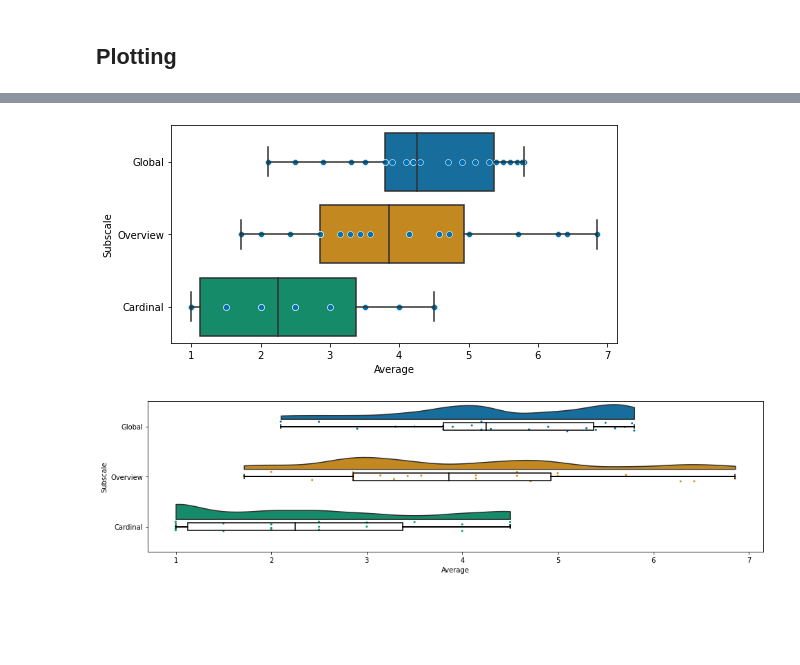
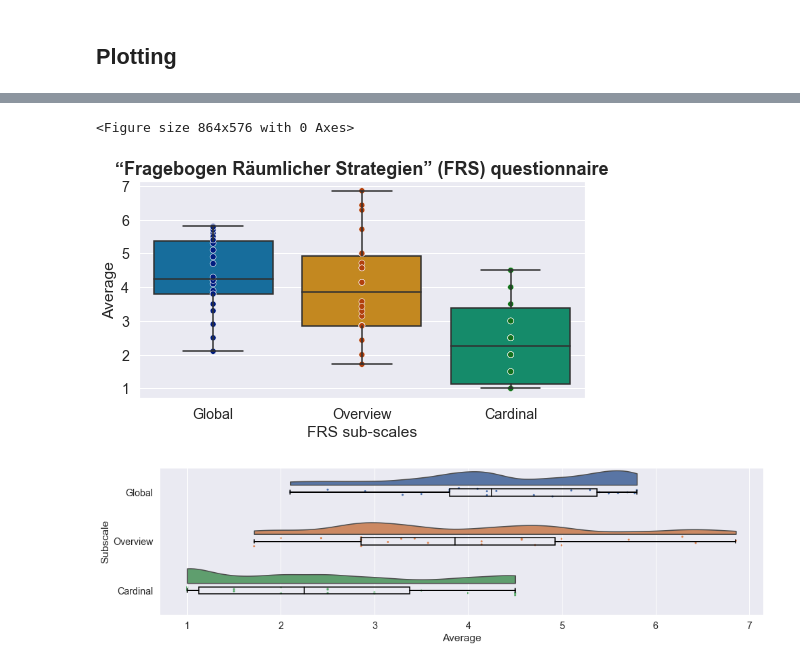
Before and after one commit to tracysanchez/Human_Agents_Impact_Nav, a Jupyter notebook: FRS/Questionnaire Spatial Strategies FRS.ipynb, the cells around one changed output, grey strips where cells are left out. Cells and saved outputs as stored; diff of their text form; code cells hidden in the pictures; blank space fills up the shorter version.

```diff
--- a/FRS/Questionnaire Spatial Strategies FRS.ipynb
+++ b/FRS/Questionnaire Spatial Strategies FRS.ipynb
@@ -120,13 +120,19 @@ plt.show()
 # %%
-dy="Subscale"; dx="Average"; ort="H"; pal = sns.color_palette("Set2"); sigma = .2
-sns.color_palette("Set2")
+dy="Subscale"; dx="Average"; ort="H";  sigma = .2
+sns.set_palette("colorblind")
+sns.set_style("white")
+sns.set(rc={"figure.figsize":(12, 8)})
+sns.set(font_scale = 1.3)
+plt.tight_layout()
 #create figure and axes objects of a predefined size
 fig, axes = plt.subplots(nrows=1, ncols=1, figsize=(8,4))
-sns.boxplot(data= FRSsubsLong, x=dx, y=dy)
-sns.scatterplot(data= FRSsubsLong, x=dx, y=dy)
+sns.boxplot(data= FRSsubsLong, y=dx, x=dy, palette='colorblind').set( xlabel='FRS sub-scales')
+sns.scatterplot(data= FRSsubsLong, y=dx, x=dy, hue=dy, palette='dark', legend=False)
+plt.title('“Fragebogen Räumlicher Strategien” (FRS) questionnaire', weight='bold').set_fontsize('18')
 plt.show()
 # %% [output]
+<Figure size 864x576 with 0 Axes>
-[figure, old version]
+[figure, new version]
 # %%
 
 dy="Subscale"; dx="Average"; ort="h"; pal = sns.color_palette(); sigma = .2
@@ -142,4 +148,4 @@ ax=sns.boxplot( x = dx, y = dy, data = FRSsubsLong, color = "black", width = .15
             showfliers=True, whiskerprops = {'linewidth':2, "zorder":10},\
                saturation = 1, orient = ort)
 # %% [output]
-[figure, old version]
+[figure, new version]
```
Also changed, not shown: parts of 1 cell of this notebook, 3 other files.
